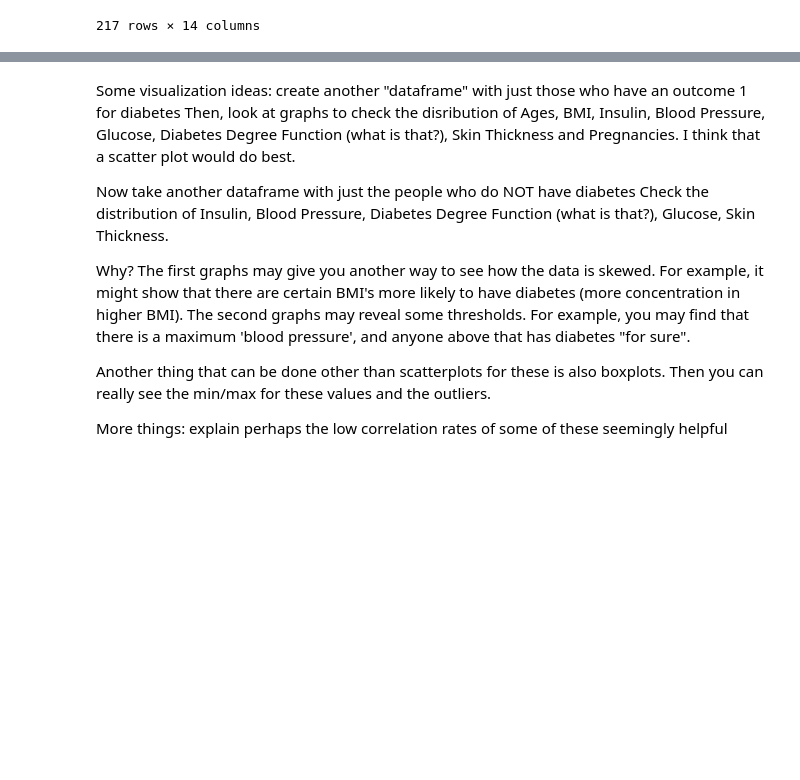
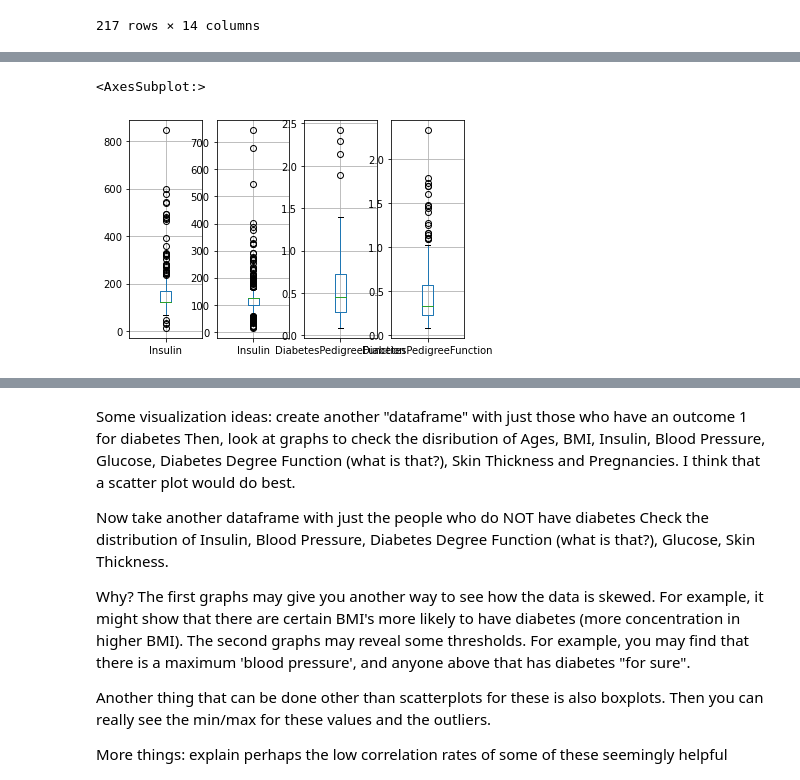
Before and after one commit to Aviost111/Diabetes_Predictions, a Jupyter notebook: Visualization.ipynb, the cells around one changed output, grey strips where cells are left out. Drawn from its saved outputs; the diff is of its cells as text; code cells hidden in the pictures; blank space fills up the shorter version.

```diff
--- a/Visualization.ipynb
+++ b/Visualization.ipynb
@@ -72,0 +89,14 @@ df_false.boxplot(column=['BloodPressure'],ax=axes[3])
+# %%
+# as we can see interestingly eneough people with diabetes have higher insolin levels,maybe because they take insulin
+# people with a higher Diabetes Pedigree Function are more likely to have diabetes
+
+fig, axes = plt.subplots(nrows=1, ncols=4)
+
+
+df_true.boxplot(column=['Insulin'],ax=axes[0])
+df_false.boxplot(column=['Insulin'],ax=axes[1])
+df_true.boxplot(column=['DiabetesPedigreeFunction'],ax=axes[2])
+df_false.boxplot(column=['DiabetesPedigreeFunction'],ax=axes[3])
+# %% [output]
+<AxesSubplot:>
+[figure, added]
```
Also changed, not shown: parts of 26 cells of this notebook.
